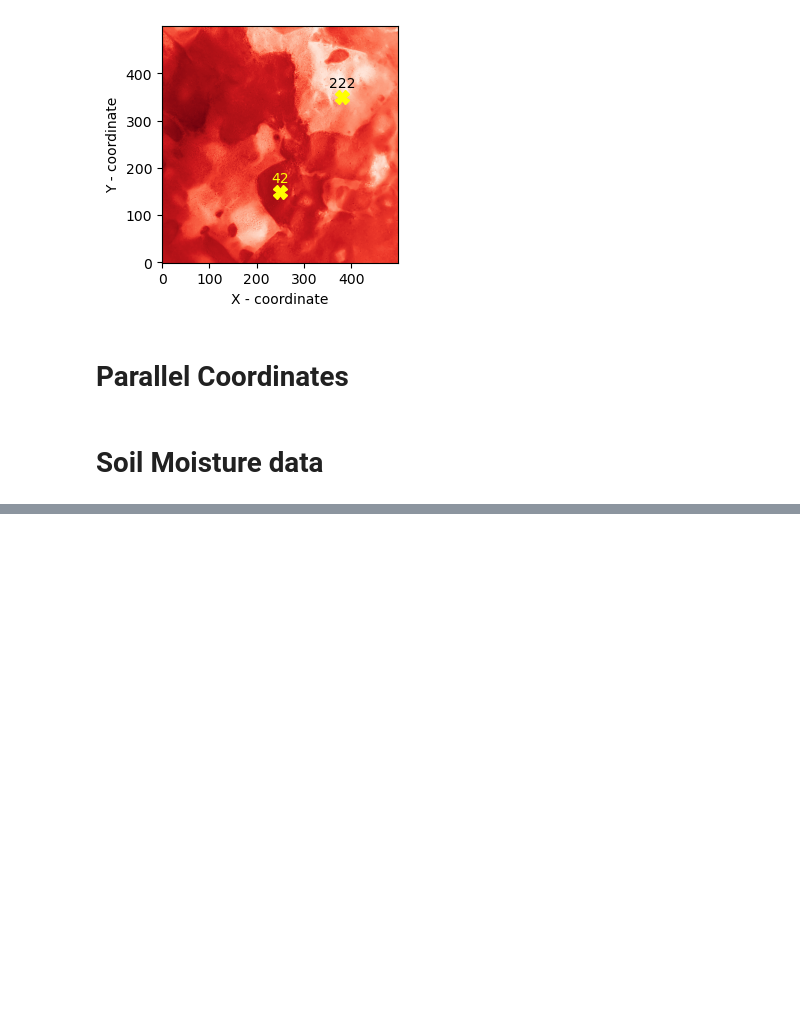
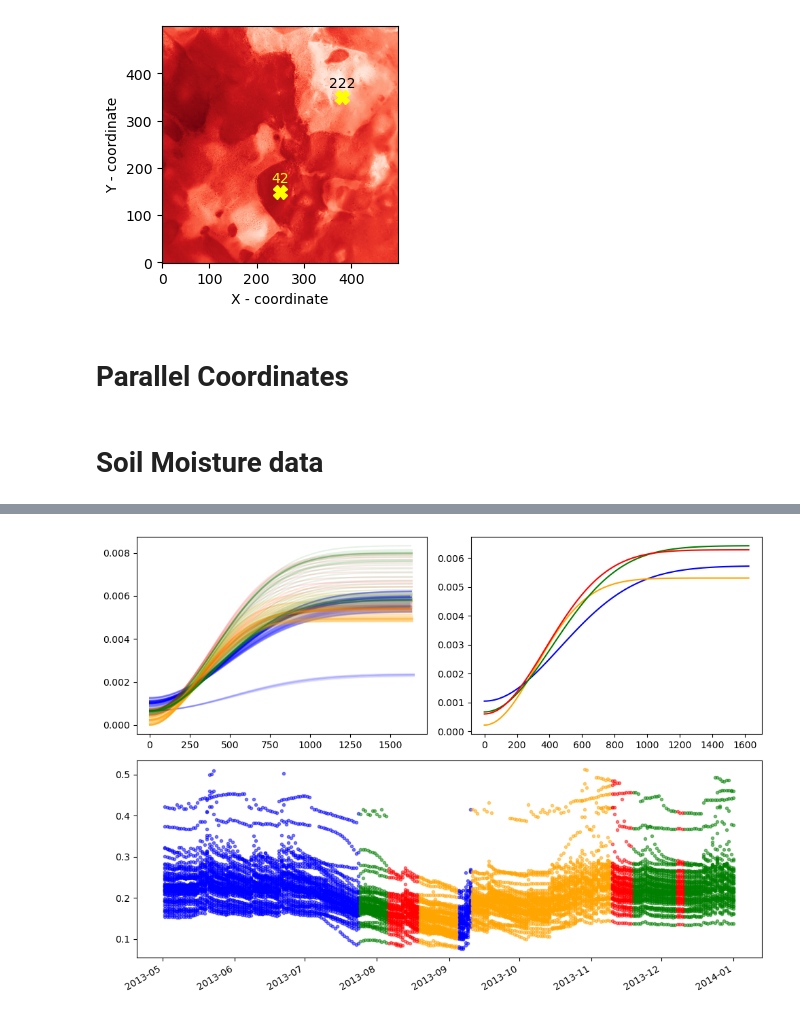
Before and after one commit to mmaelicke/phd_defense, a Jupyter notebook: images.ipynb, the cells around one changed output, grey strips where cells are left out. Cells and saved outputs as stored; diff of their text form; code cells hidden in the pictures; blank space fills up the shorter version.

```diff
--- a/images.ipynb
+++ b/images.ipynb
@@ -436,0 +532,52 @@ vario.plot();
+# %%
+import matplotlib.pyplot as plt
+import numpy as np
+from sklearn.cluster import MeanShift, KMeans
+from skgstat.models import stable
+
+# do the clustering
+data = np.column_stack([np.array(v.parameters) for v in varios])
+#data = np.column_stack([np.array(v.experimental) for v in varios])
+ms = MeanShift()
+#ms = KMeans(n_clusters=3)
+ms.fit_predict(data.T)
+
+# get all unique labels and add a color for each to a lookup dict
+lookup = {0: 'blue', 1: 'orange', 2: 'green', 3: 'red'}
+
+# build the figure
+fig = plt.figure(figsize=(10, 7))
+
+# create a grid with two rows and two columns
+ax1 = plt.subplot2grid((2, 2), (0, 0))
+ax2 = plt.subplot2grid((2, 2), (0, 1))
+ax3 = plt.subplot2grid((2, 2), (1, 0), colspan=2)
+
+# plot on the top left subplot
+#ax1.axis('off')
+# resolve to 100 values
+for v, lab in zip(varios, ms.labels_):
+    x = np.linspace(0, v.bins[-1], 100)
+    y = v.fitted_model(x)
+    ax1.plot(x, y, alpha=0.1, c=lookup.get(lab, 'gray'))
+    #ax1.plot(v.bins, v.experimental, c=lookup.get(lab, 'gray'), alpha=0.1)
+
+# plot on the top right subplot
+for i, pars in enumerate(ms.cluster_centers_):
+    x = np.linspace(0, varios[0].bins[-1], 100)
+    y = stable(x, *pars)
+    ax2.plot(x, y, c=lookup.get(i, 'gray'))
+
+
+
+# plot on the bottom subplot
+for lab in np.unique(ms.labels_):
+    mask = ms.labels_ == lab
+    sam[WIDTH + 1:].iloc[mask, :].plot(legend=False, c=lookup.get(lab, 'gray'), alpha=0.5, ax=ax3, linestyle='none', marker='o', markersize=3)
+#sam.plot(legend=False, c='blue', alpha=0.5, ax=ax3)
+
+
+plt.tight_layout()
+fig.savefig('public/img/moisture_cluster_step3.png')
+# %% [output]
+[figure, added]
```
Also changed, not shown: parts of 6 cells of this notebook.
